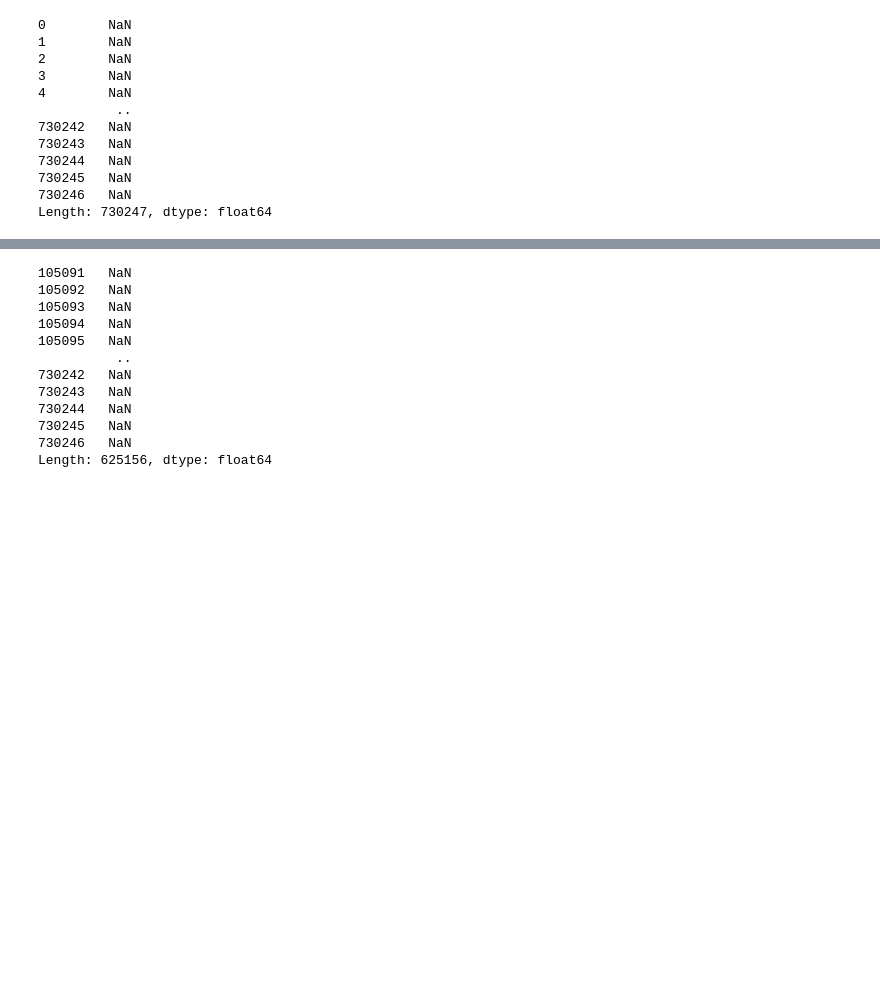
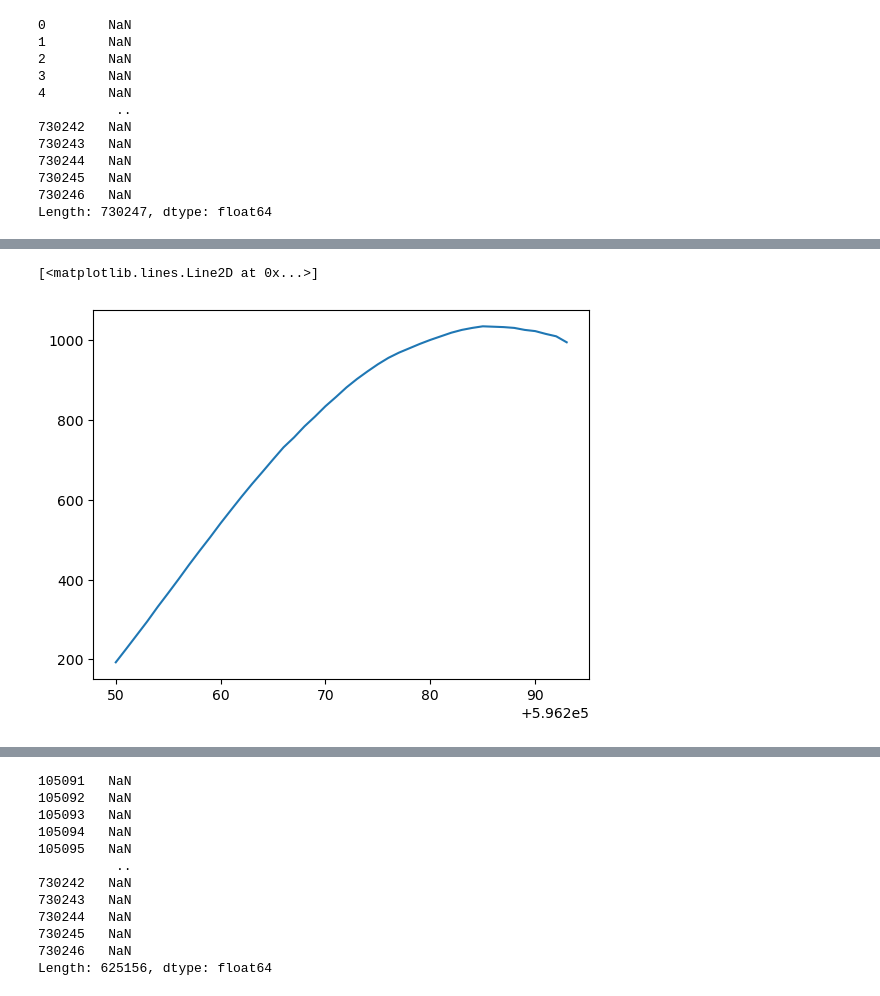
Before and after one commit to ToniCanals/TFG, a Jupyter notebook: 10 minute kt.ipynb, the cells around one changed output, grey strips where cells are left out. Saved outputs shown, nothing was run; the diff lists cells and outputs as text; code cells hidden in the pictures; blank space fills up the shorter version.

```diff
--- a/10 minute kt.ipynb
+++ b/10 minute kt.ipynb
@@ -702,0 +472,5 @@ ValueError: '15:00' is not a valid format string (unrecognized character '5')
+# %%
+plt.plot(df['RS_Avg'][596250:596294])
+# %% [output]
+[<matplotlib.lines.Line2D at 0x...>]
+[figure, added]
```
Also changed, not shown: parts of 117 cells of this notebook, 8 other files.
